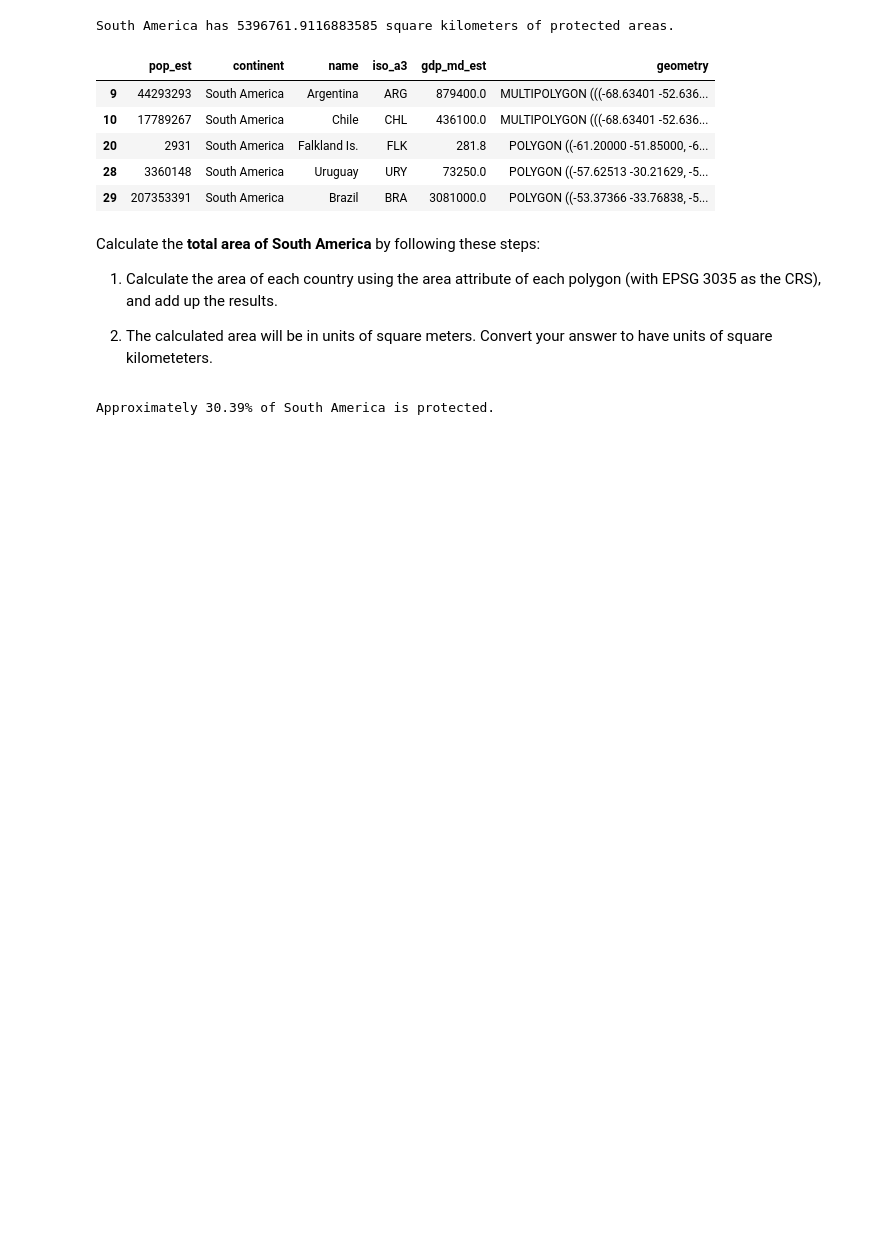
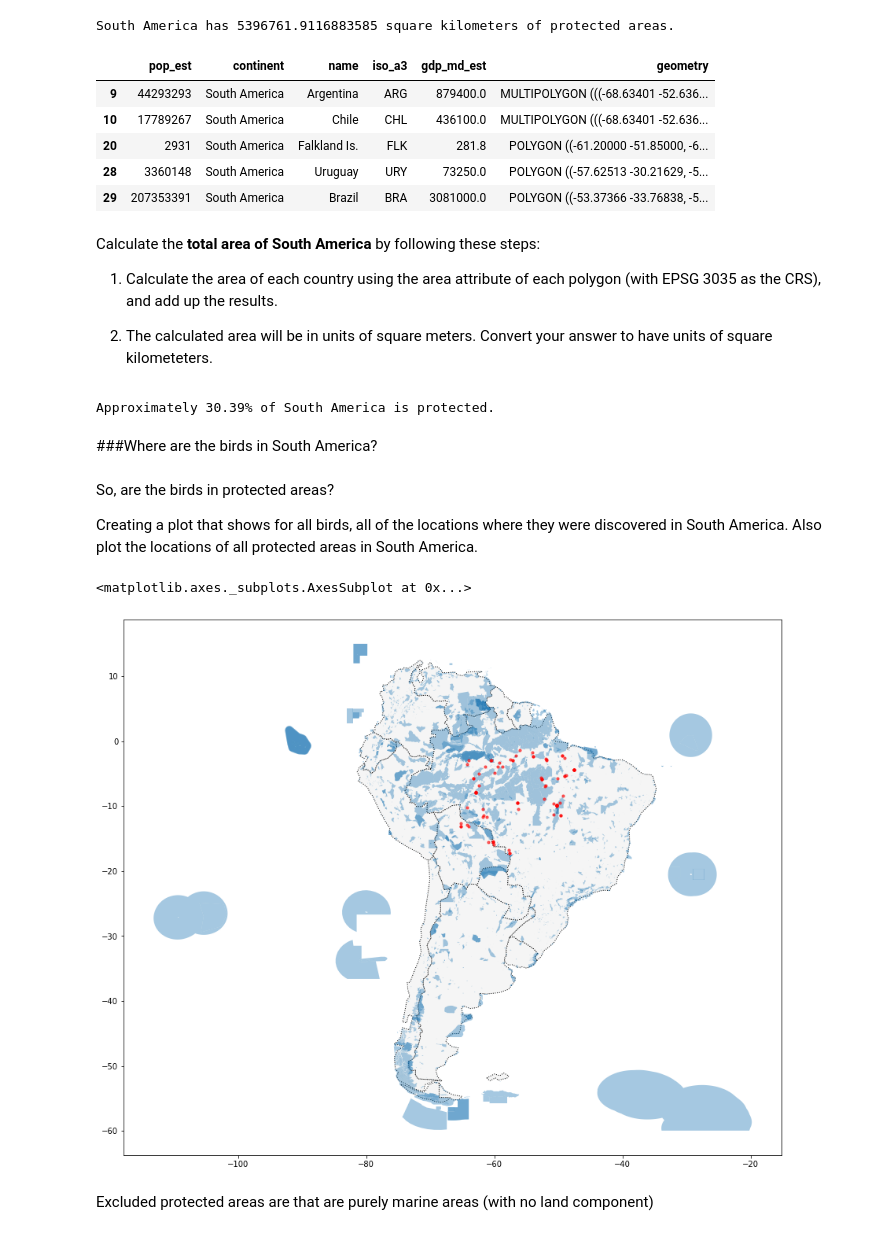
Before and after one commit to subhayuroy/BirdMigration_Tracking, a Jupyter notebook: Migration.ipynb, the cells around one changed output. Cells and saved outputs as stored; diff of their text form; code cells hidden in the pictures; blank space fills up the shorter version.

```diff
--- a/Migration.ipynb
+++ b/Migration.ipynb
@@ -193,3 +193,19 @@ percentage_protected = P_Area/totalArea
 print('Approximately {}% of South America is protected.'.format(round(percentage_protected*100, 2)))
 # %% [output]
 Approximately 30.39% of South America is protected.
+# %% [markdown]
+###Where are the birds in South America?
+# %% [markdown]
+So, are the birds in protected areas?
+
+Creating a plot that shows for all birds, all of the locations where they were discovered in South America. Also plot the locations of all protected areas in South America.
+# %%
+ax = south_america.plot(figsize=(15,15), color='whitesmoke', linestyle=':', edgecolor='black')
+
+protected_areas[protected_areas['MARINE']!=2].plot(ax=ax,alpha=0.4, zorder=1)
+birds[birds.geometry.y < 0].plot(ax=ax, color='red', alpha=0.6, markersize=10, zorder=2)
+# %% [output]
+<matplotlib.axes._subplots.AxesSubplot at 0x...>
+[figure, added]
+# %% [markdown]
+Excluded protected areas are that are purely marine areas (with no land component)
```
